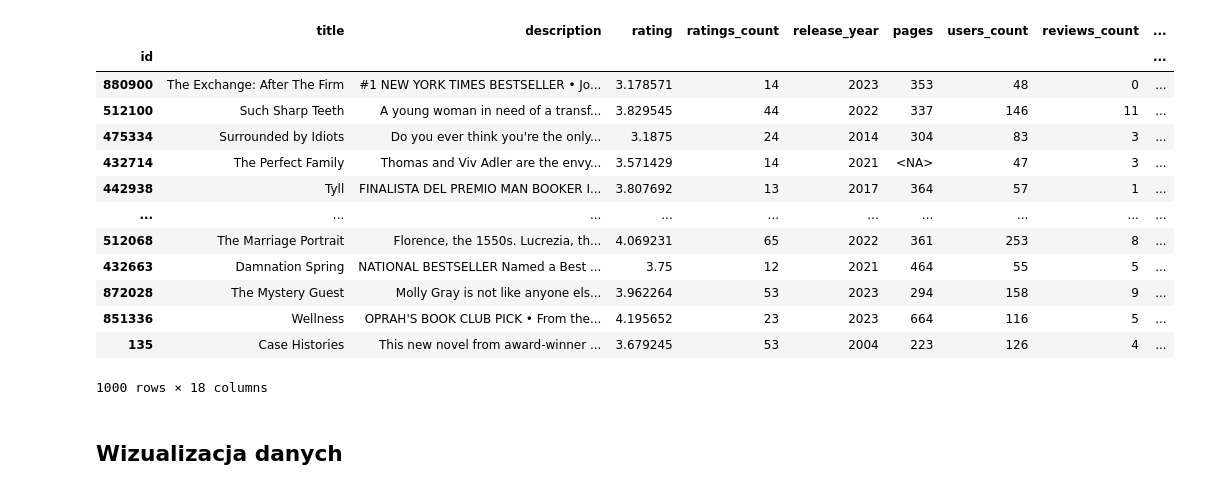
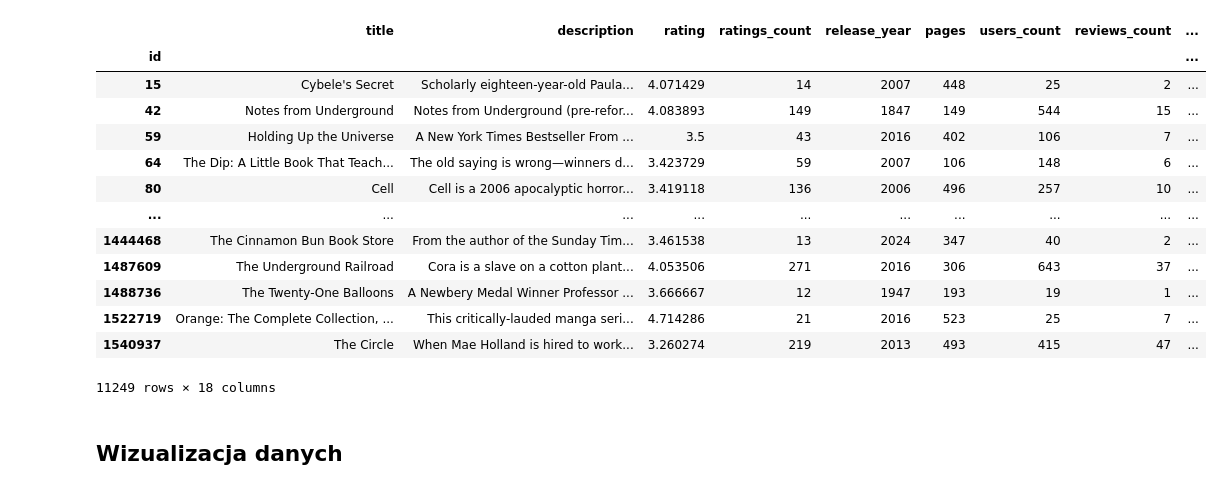
Before and after one commit to gruwnald/hardcover, a Jupyter notebook: projekt.ipynb, the cells around one changed output. Drawn from its saved outputs; the diff is of its cells as text; code cells hidden in the pictures.

```diff
--- a/projekt.ipynb
+++ b/projekt.ipynb
@@ -27,7 +27,7 @@ mpl.rcParams['figure.dpi'] = 100
 mpl.rcParams['figure.figsize'] = (8, 6)
 %matplotlib inline
 
-FROM_API = True
+FROM_API = False
 # %% [markdown]
 ## Wczytywanie danych z API
 
@@ -54,12 +62,12 @@ if FROM_API:
               count: {predicate: {_gt: 3}}
             }
           }
-          limit: 100
-          offset: """+str(x*100)+"""
+          order_by: {id: asc}
+          offset: """+str(x*1000)+"""
+          limit: 1000
         ) {
           id
           title
-          description
           rating
           ratings_count
           ratings_distribution
@@ -79,47 +87,49 @@ if FROM_API:
             }
           }
         }
       }
       """
     books = []
-    for i in range(10):
+    for i in range(1000):
         res = requests.post(url, headers=headers, json={'query': query(i)})
-        books += res.json().get("data", {}).get("books", [])
+        res = res.json().get("data", {}).get("books", [])
+        if not res: break
+        books += res
 
     for book in books:
         # Ratings
         ratings = book.get("ratings_distribution", {})
         book["ratings"] = {r['rating']: r['count'] for r in ratings}
         del book["ratings_distribution"]
 
         # Categories
         categories = defaultdict(list)
         for tagging in book.get("taggings", []):
             tag = tagging["tag"]["tag"]
             category = tagging["tag"]["tag_category"]["category"]
             categories[category].append(tag)
         book.update(categories)
         del book["taggings"]
     pd.DataFrame(books).convert_dtypes().set_index('id').to_csv('books.csv')
 data = pd.read_csv('books.csv').convert_dtypes().set_index('id')
 eval_cols = ['ratings', 'Genre', 'Mood', 'Pace', 'Tag', 'Content Warning', 'Member']
 data[eval_cols] = data[eval_cols].fillna('[]').map(eval)
 data
 # %% [output]
 |  | title | description | rating | ratings_count | release_year | pages | users_count | reviews_count | ... |
 | id |  |  |  |  |  |  |  |  | ... |
-| 880900 | The Exchange: After The Firm | #1 NEW YORK TIMES BESTSELLER • Jo... | 3.178571 | 14 | 2023 | 353 | 48 | 0 | ... |
-| 512100 | Such Sharp Teeth | A young woman in need of a transf... | 3.829545 | 44 | 2022 | 337 | 146 | 11 | ... |
-| 475334 | Surrounded by Idiots | Do you ever think you're the only... | 3.1875 | 24 | 2014 | 304 | 83 | 3 | ... |
-| 432714 | The Perfect Family | Thomas and Viv Adler are the envy... | 3.571429 | 14 | 2021 | <NA> | 47 | 3 | ... |
-| 442938 | Tyll | FINALISTA DEL PREMIO MAN BOOKER I... | 3.807692 | 13 | 2017 | 364 | 57 | 1 | ... |
+| 15 | Cybele's Secret | Scholarly eighteen-year-old Paula... | 4.071429 | 14 | 2007 | 448 | 25 | 2 | ... |
+| 42 | Notes from Underground | Notes from Underground (pre-refor... | 4.083893 | 149 | 1847 | 149 | 544 | 15 | ... |
+| 59 | Holding Up the Universe | A New York Times Bestseller From ... | 3.5 | 43 | 2016 | 402 | 106 | 7 | ... |
+| 64 | The Dip: A Little Book That Teach... | The old saying is wrong—winners d... | 3.423729 | 59 | 2007 | 106 | 148 | 6 | ... |
+| 80 | Cell | Cell is a 2006 apocalyptic horror... | 3.419118 | 136 | 2006 | 496 | 257 | 10 | ... |
 | ... | ... | ... | ... | ... | ... | ... | ... | ... | ... |
-| 512068 | The Marriage Portrait | Florence, the 1550s. Lucrezia, th... | 4.069231 | 65 | 2022 | 361 | 253 | 8 | ... |
-| 432663 | Damnation Spring | NATIONAL BESTSELLER Named a Best ... | 3.75 | 12 | 2021 | 464 | 55 | 5 | ... |
-| 872028 | The Mystery Guest | Molly Gray is not like anyone els... | 3.962264 | 53 | 2023 | 294 | 158 | 9 | ... |
-| 851336 | Wellness | OPRAH'S BOOK CLUB PICK • From the... | 4.195652 | 23 | 2023 | 664 | 116 | 5 | ... |
-| 135 | Case Histories | This new novel from award-winner ... | 3.679245 | 53 | 2004 | 223 | 126 | 4 | ... |
+| 1444468 | The Cinnamon Bun Book Store | From the author of the Sunday Tim... | 3.461538 | 13 | 2024 | 347 | 40 | 2 | ... |
+| 1487609 | The Underground Railroad | Cora is a slave on a cotton plant... | 4.053506 | 271 | 2016 | 306 | 643 | 37 | ... |
+| 1488736 | The Twenty-One Balloons | A Newbery Medal Winner Professor ... | 3.666667 | 12 | 1947 | 193 | 19 | 1 | ... |
+| 1522719 | Orange: The Complete Collection, ... | This critically-lauded manga seri... | 4.714286 | 21 | 2016 | 523 | 25 | 7 | ... |
+| 1540937 | The Circle | When Mae Holland is hired to work... | 3.260274 | 219 | 2013 | 493 | 415 | 47 | ... |
-1000 rows × 18 columns
+11249 rows × 18 columns
 # %% [markdown]
 ## Wizualizacja danych
 # %%
```
Also changed, not shown: parts of 20 cells of this notebook, 1 other file.
